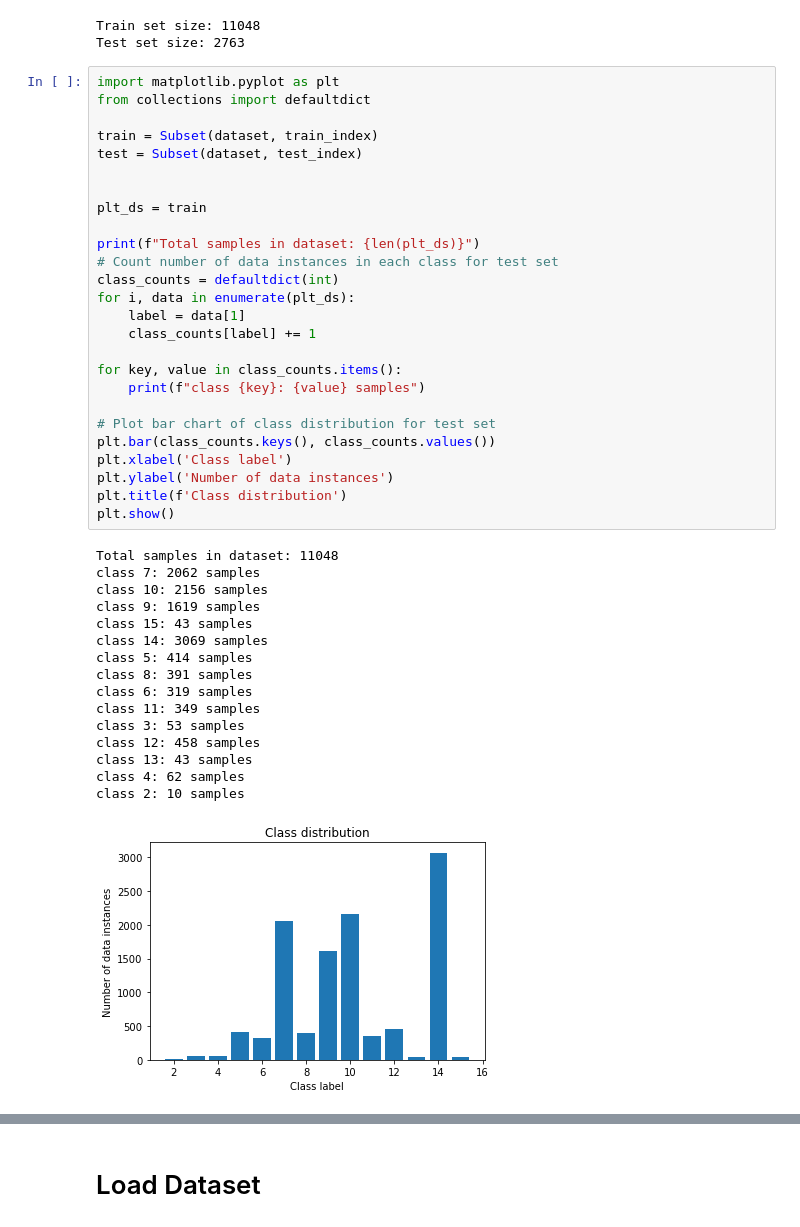
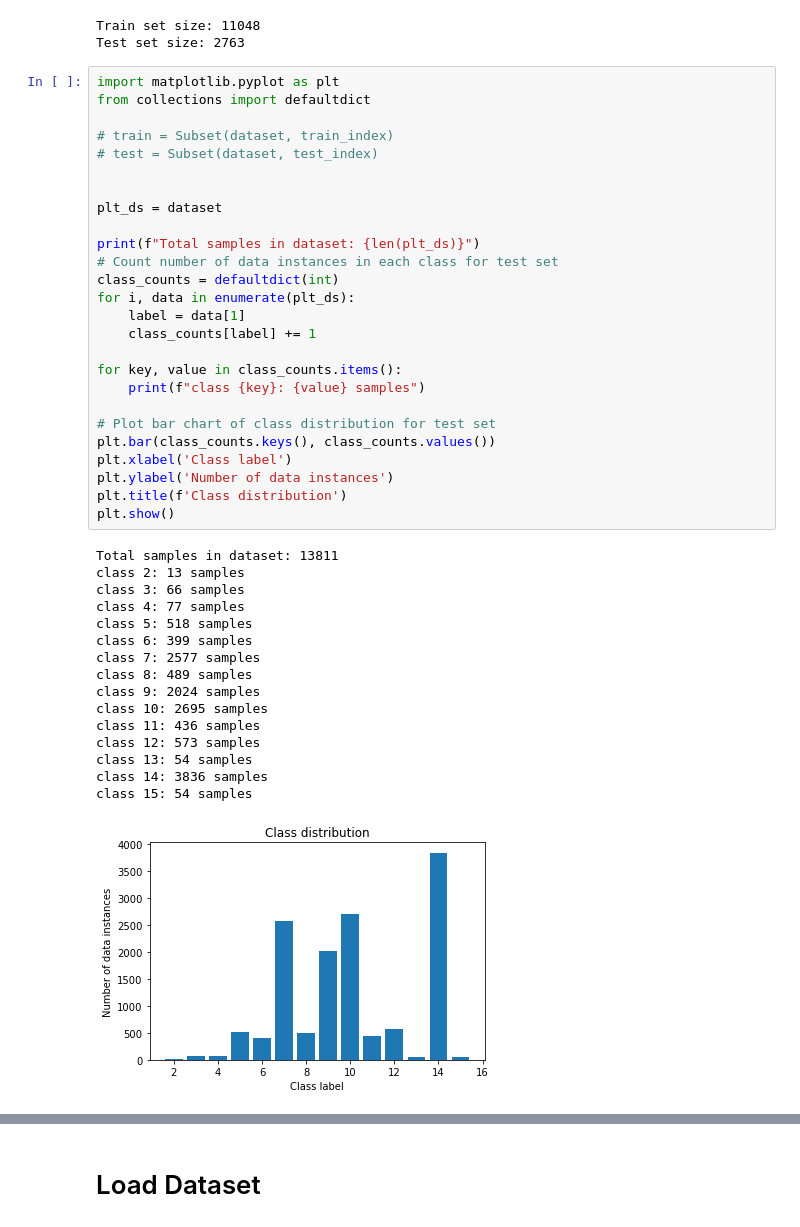
Before and after one commit to SasageyoOrg/gtn-igr-activity-prediction, a Jupyter notebook: data/IGs/prepare_IGs.ipynb, the cells around one changed output, grey strips where cells are left out. Cells and saved outputs as stored; diff of their text form.

```diff
--- a/data/IGs/prepare_IGs.ipynb
+++ b/data/IGs/prepare_IGs.ipynb
@@ -107,46 +107,46 @@ Test set size: 2763
 # %%
 import matplotlib.pyplot as plt
 from collections import defaultdict
 
-train = Subset(dataset, train_index)
-test = Subset(dataset, test_index)
+# train = Subset(dataset, train_index)
+# test = Subset(dataset, test_index)
 
 
-plt_ds = train
+plt_ds = dataset
 
 print(f"Total samples in dataset: {len(plt_ds)}")
 # Count number of data instances in each class for test set
 class_counts = defaultdict(int)
 for i, data in enumerate(plt_ds):
     label = data[1]
     class_counts[label] += 1
 
 for key, value in class_counts.items():
     print(f"class {key}: {value} samples")
 
 # Plot bar chart of class distribution for test set
 plt.bar(class_counts.keys(), class_counts.values())
 plt.xlabel('Class label')
 plt.ylabel('Number of data instances')
 plt.title(f'Class distribution')
 plt.show()
 # %% [output]
-Total samples in dataset: 11048
-class 7: 2062 samples
-class 10: 2156 samples
-class 9: 1619 samples
-class 15: 43 samples
-class 14: 3069 samples
-class 5: 414 samples
-class 8: 391 samples
-class 6: 319 samples
-class 11: 349 samples
-class 3: 53 samples
-class 12: 458 samples
-class 13: 43 samples
-class 4: 62 samples
-class 2: 10 samples
+Total samples in dataset: 13811
+class 2: 13 samples
+class 3: 66 samples
+class 4: 77 samples
+class 5: 518 samples
+class 6: 399 samples
+class 7: 2577 samples
+class 8: 489 samples
+class 9: 2024 samples
+class 10: 2695 samples
+class 11: 436 samples
+class 12: 573 samples
+class 13: 54 samples
+class 14: 3836 samples
+class 15: 54 samples
-[figure, old version]
+[figure, new version]
 # %%
 start = time.time()
 with open(prj_path + 'igraph-GTN-train.pkl','wb') as f:
```
Also changed, not shown: parts of 5 cells of this notebook, 3 other files.
